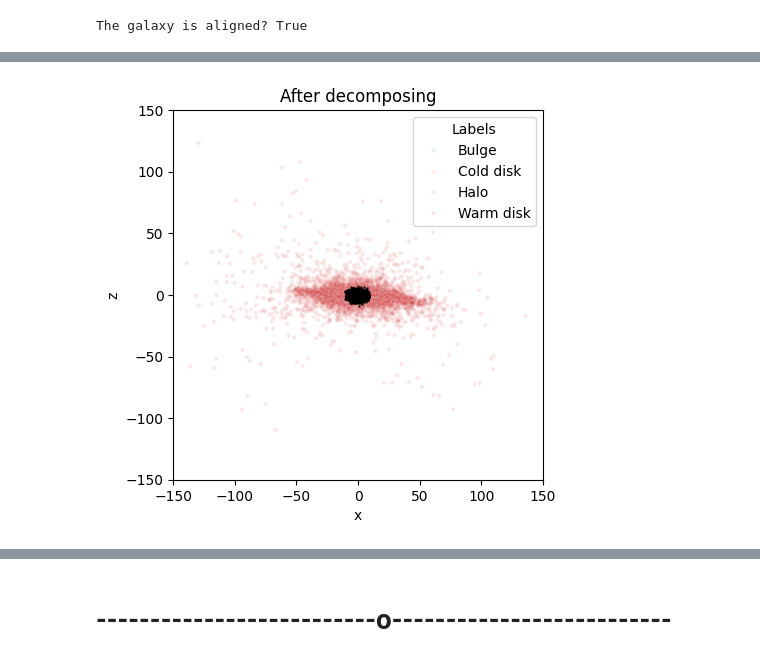
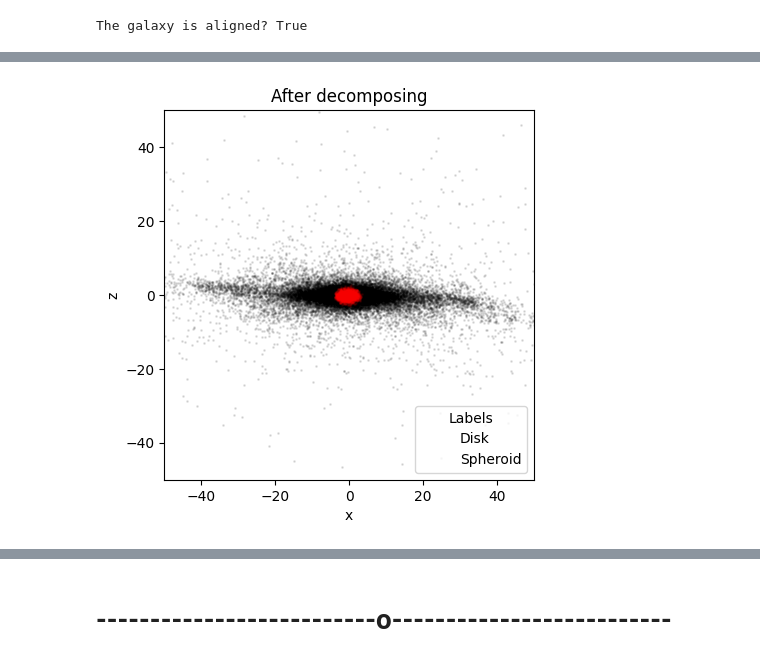
Before and after one commit to BrunoCeliz/galaxy-chop, a Jupyter notebook: draft/Galaxychop_tutorial.ipynb, the cells around one changed output, grey strips where cells are left out. Drawn from its saved outputs; the diff is of its cells as text; code cells hidden in the pictures.

```diff
--- a/draft/Galaxychop_tutorial.ipynb
+++ b/draft/Galaxychop_tutorial.ipynb
@@ -258,7 +256,7 @@ The galaxy is aligned? True
 
 Centralizer = gchop.preproc.Centralizer(with_potential=True)
 Aligner_1 = gchop.preproc.Aligner(r_cut=20)
-Decomposer_1 = gchop.models.AutoGaussianMixture()
+Decomposer_1 = gchop.models.JEHistogram()
 
 # 2nd pipeline
 pipe_1 = gchop.GchopPipeline(
@@ -312,26 +306,23 @@ df_comps
 # %%
-# By definition, {0: "Halo", 1: "Bulge", 2: "Cold disk", 3: "Warm disk"}
-# ¿Por separado?
-"""ax = decomposed_gal_1.galaxy.plot.scatter("x", "z",
-                                    labels=decomposed_gal_1.components,
-                                    lmap={0: "Halo", 1: "Bulge",
-                                          2: "Cold disk", 3: "Warm disk"},
-                                    alpha=0.3)""";
 # Queda horrible eso. Vamos de a uno:
 ax = decomposed_gal_1.galaxy.plot.scatter("x", "z",
                                     labels=decomposed_gal_1.components,
-                                    lmap={0: "Halo", 1: "Bulge",
-                                          2: "Cold disk", 3: "Warm disk"},
-                                    alpha=0.1)
-# Only "cold disk":
-cond_here = (df_comps.lmap.values == "Cold disk")
+                                    lmap={0: "Spheroid", 1: "Disk"},
+                                    alpha=0.0)
+# Only "Disc":
+cond_here = (df_comps.lmap.values == "Disk")
 ax.scatter(df_decomp.x.values[cond_here],df_decomp.z.values[cond_here],
-           c='k', alpha=0.6, s=1)
+           c='k', alpha=0.1, s=1)
+# Only "Spheroid":
+cond_here = (df_comps.lmap.values == "Spheroid")
+ax.scatter(df_decomp.x.values[cond_here],df_decomp.z.values[cond_here],
+           c='r', alpha=0.1, s=1)
+
 
 #ax.set_aspect('equal', adjustable='box')
 ax.set_title('After decomposing')
-ax.set_xlim(-150,150)
-ax.set_ylim(-150,150)
+ax.set_xlim(-50,50)
+ax.set_ylim(-50,50)
 ax.set_box_aspect(1)
 # %% [output]
-[figure, old version]
+[figure, new version]
```
Also changed, not shown: parts of 88 cells of this notebook.
